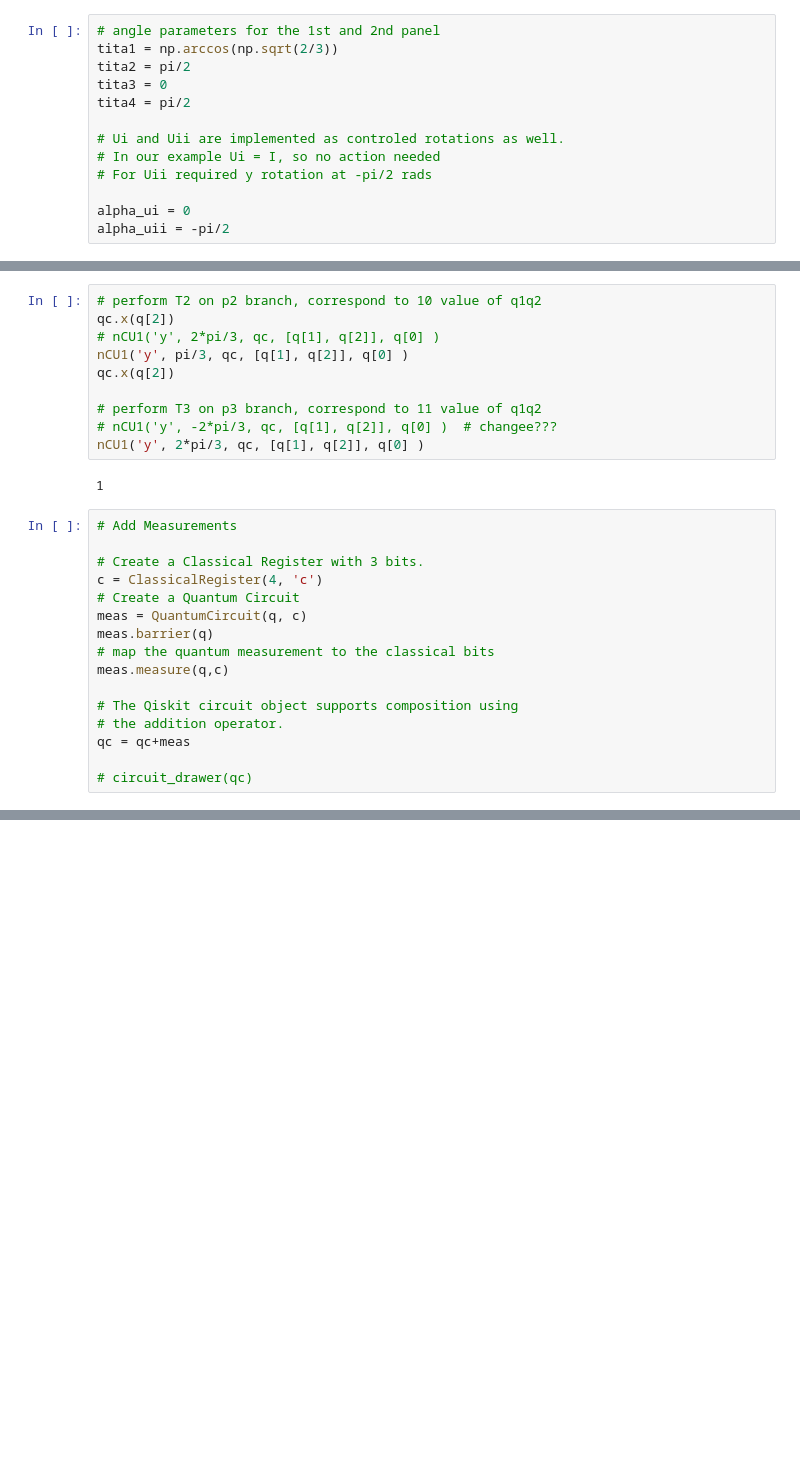
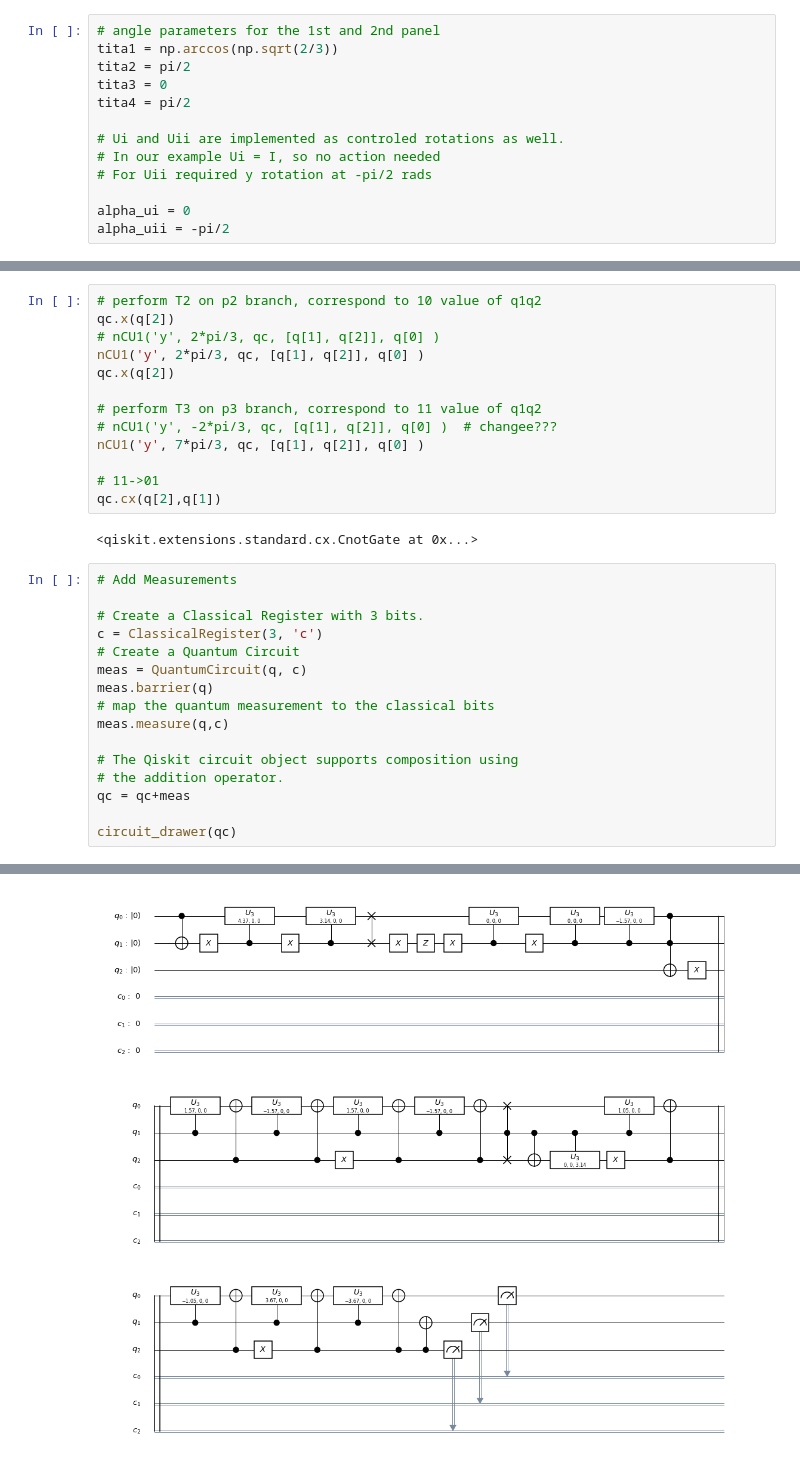
Before and after one commit to JordanovSJ/qiskit, a Jupyter notebook: Anhert_Payne/Anhert and Payne POVMs.ipynb, the cells around one changed output, grey strips where cells are left out. Drawn from its saved outputs; the diff is of its cells as text; blank space fills up the shorter version.

```diff
--- a/Anhert_Payne/Anhert and Payne POVMs.ipynb
+++ b/Anhert_Payne/Anhert and Payne POVMs.ipynb
@@ -439,19 +310,22 @@ To perform this operations we use our n-qubit controled rotation. We perform y-a
 # perform T2 on p2 branch, correspond to 10 value of q1q2
 qc.x(q[2])
 # nCU1('y', 2*pi/3, qc, [q[1], q[2]], q[0] )
-nCU1('y', pi/3, qc, [q[1], q[2]], q[0] )
+nCU1('y', 2*pi/3, qc, [q[1], q[2]], q[0] )
 qc.x(q[2])
 
 # perform T3 on p3 branch, correspond to 11 value of q1q2
 # nCU1('y', -2*pi/3, qc, [q[1], q[2]], q[0] )  # changee???
-nCU1('y', 2*pi/3, qc, [q[1], q[2]], q[0] )
+nCU1('y', 7*pi/3, qc, [q[1], q[2]], q[0] )
+
+# 11->01
+qc.cx(q[2],q[1])
 # %% [output]
-1
+<qiskit.extensions.standard.cx.CnotGate at 0x...>
 # %%
 # Add Measurements
 
 # Create a Classical Register with 3 bits.
-c = ClassicalRegister(4, 'c')
+c = ClassicalRegister(3, 'c')
 # Create a Quantum Circuit
 meas = QuantumCircuit(q, c)
 meas.barrier(q)
@@ -462,4 +336,5 @@ meas.measure(q,c)
 # the addition operator.
 qc = qc+meas
 
-# circuit_drawer(qc)
+circuit_drawer(qc)
+# %% [output]
@@ -466,3 +342,4 @@ qc = qc+meas
+[figure, added]
 # %%
 # Run the quantum circuit on a simulator backend
 backend = Aer.get_backend('qasm_simulator')
```
Also changed, not shown: parts of 21 cells of this notebook.
